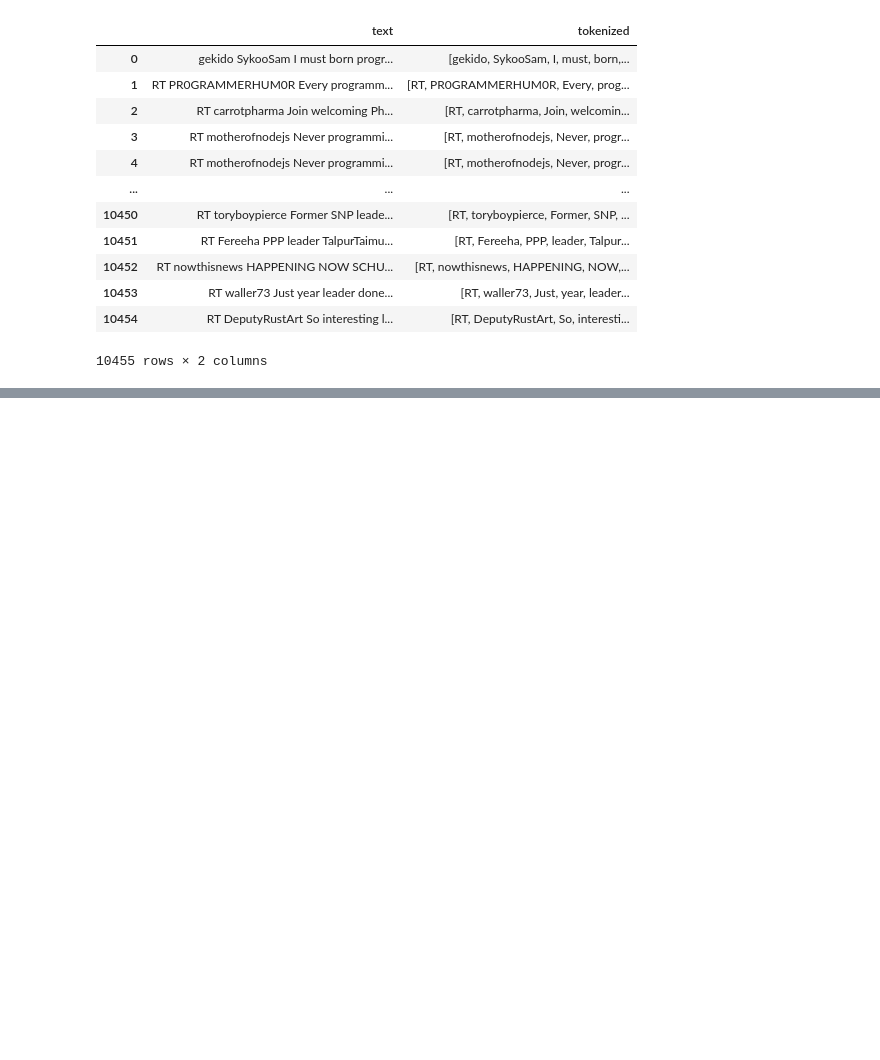
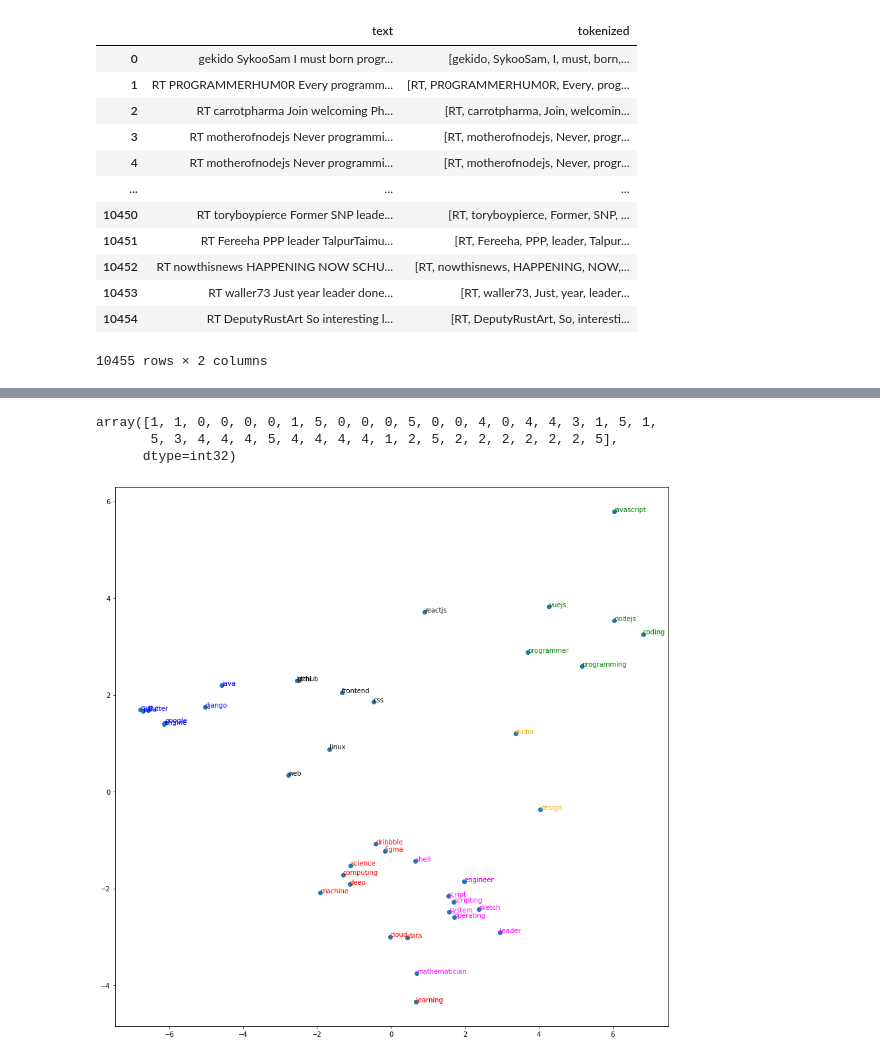
Before and after one commit to Kaushal1011/Qupid, a Jupyter notebook: Data&Word2Vec.ipynb, the cells around one changed output, grey strips where cells are left out. Saved outputs shown, nothing was run; the diff lists cells and outputs as text; code cells hidden in the pictures; blank space fills up the shorter version.

```diff
--- a/Data&Word2Vec.ipynb
+++ b/Data&Word2Vec.ipynb
@@ -300,0 +384,39 @@ all_text_df
+# %%
+terms=["Programmer","Coding","Deep","Learning","Cloud","Computing","Javascript","Frontend","Data" ,"Science","Dribbble","Github","Machine","Learning",\
+       "Engineer","Figma","Sketch","Mathematician","Audio","Programming","ReactJS","VueJS","CSS","Design","Engineer","Operating","System",\
+       "Linux","Scripting","Shell","Script","Leader","Nodejs","Django","Web","google","java","Flutter","Rust","Julia","Engine","html"]
+terms=[x.lower() for x in terms]
+X=model[terms]
+# %%
+kmeans = KMeans(n_clusters=6, random_state=0).fit(X)
+# %%
+kmeans.labels_
+# %% [output]
+array([1, 1, 0, 0, 0, 0, 1, 5, 0, 0, 0, 5, 0, 0, 4, 0, 4, 4, 3, 1, 5, 1,
+       5, 3, 4, 4, 4, 5, 4, 4, 4, 4, 1, 2, 5, 2, 2, 2, 2, 2, 2, 5],
+      dtype=int32)
+# %%
+from sklearn.decomposition import PCA
+from matplotlib import pyplot
+pca = PCA(n_components=2)
+result = pca.fit_transform(X)
+
+colordict={
+    0:"red",
+    1:"green",
+    2:"blue",
+    3:"orange",
+    4:"magenta",
+    5:"black"
+}
+
+width,height=15,15
+pyplot.figure(figsize=(width,height))
+pyplot.scatter(result[:, 0], result[:, 1])
+words = list(terms)
+for i, word in enumerate(words):
+	pyplot.annotate(word, xy=(result[i, 0], result[i, 1]),color=colordict[kmeans.labels_[i]])
+pyplot.savefig("kmeansclustered.png")
+pyplot.show()
+# %% [output]
+[figure, added]
```
Also changed, not shown: parts of 17 cells of this notebook, 3 other files.
